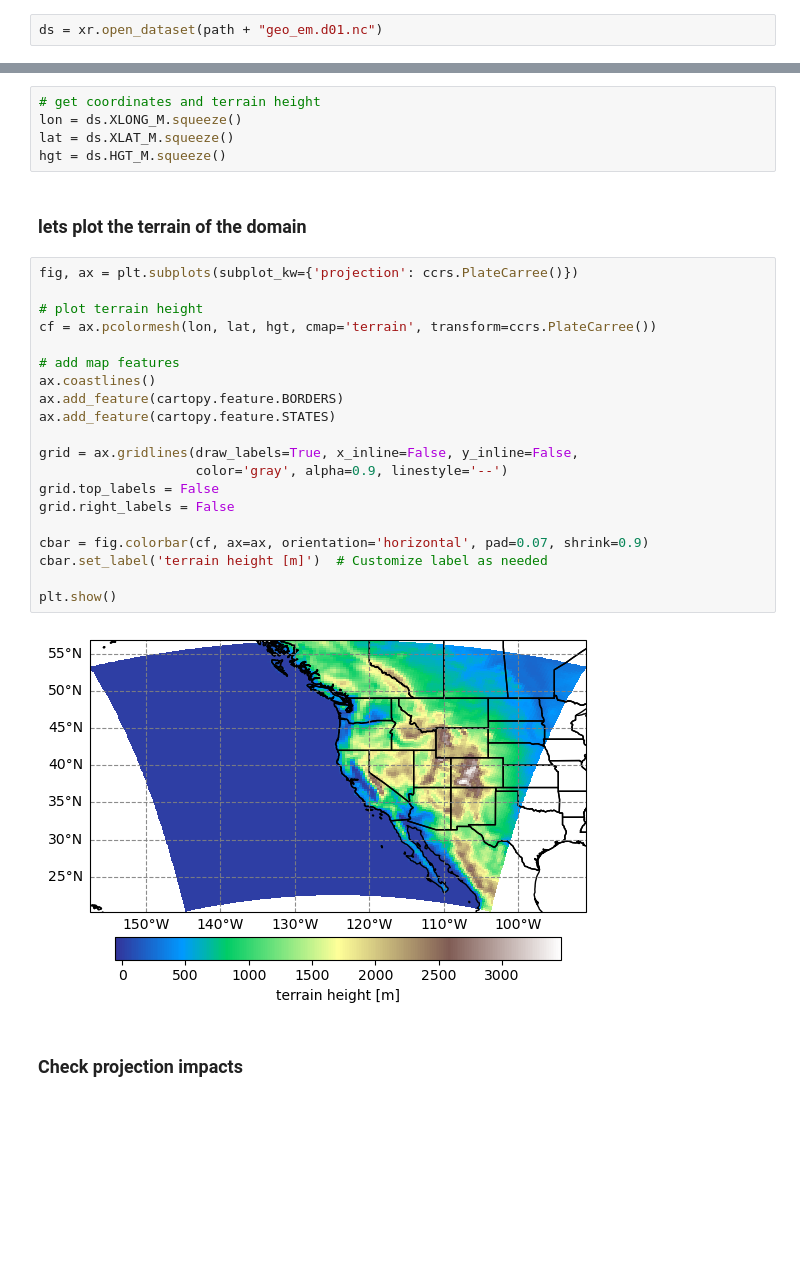
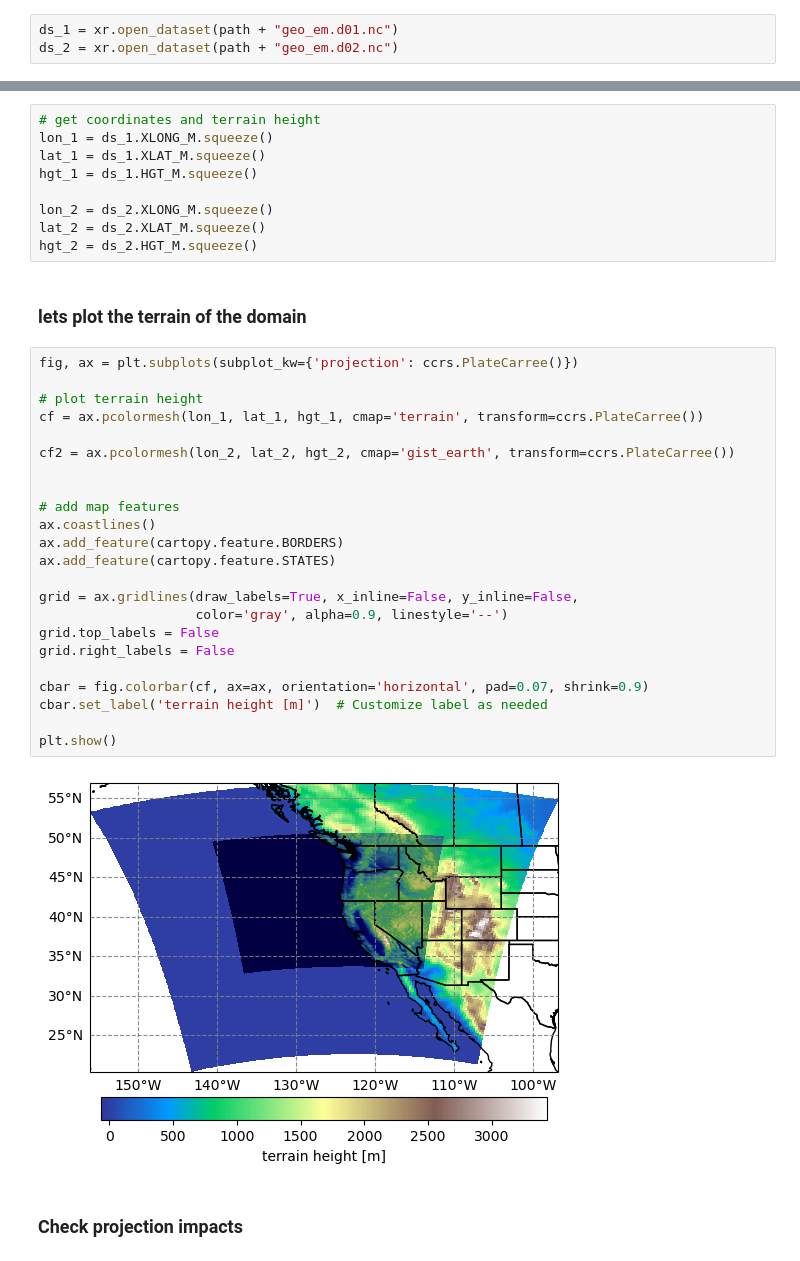
Before and after one commit to jjhenao/laboratory_atm746, a Jupyter notebook: plot_domain_map.ipynb, the cells around one changed output, grey strips where cells are left out. Drawn from its saved outputs; the diff is of its cells as text; blank space fills up the shorter version.

```diff
--- a/plot_domain_map.ipynb
+++ b/plot_domain_map.ipynb
@@ -8,6 +8,7 @@ import pandas as pd
 # %%
 path = '/glade/work/jhenao/atm746/WPS/'
 # %%
-ds = xr.open_dataset(path + "geo_em.d01.nc")
+ds_1 = xr.open_dataset(path + "geo_em.d01.nc")
+ds_2 = xr.open_dataset(path + "geo_em.d02.nc")
 # %%
 # check the dataset info
@@ -46,33 +47,40 @@ Attributes:
     sr_y:         1
 # %%
 # get coordinates and terrain height
-lon = ds.XLONG_M.squeeze()
-lat = ds.XLAT_M.squeeze()
-hgt = ds.HGT_M.squeeze()
+lon_1 = ds_1.XLONG_M.squeeze()
+lat_1 = ds_1.XLAT_M.squeeze()
+hgt_1 = ds_1.HGT_M.squeeze()
+
+lon_2 = ds_2.XLONG_M.squeeze()
+lat_2 = ds_2.XLAT_M.squeeze()
+hgt_2 = ds_2.HGT_M.squeeze()
 # %% [markdown]
 ### lets plot the terrain of the domain
 # %%
 fig, ax = plt.subplots(subplot_kw={'projection': ccrs.PlateCarree()})
 
 # plot terrain height
-cf = ax.pcolormesh(lon, lat, hgt, cmap='terrain', transform=ccrs.PlateCarree())
+cf = ax.pcolormesh(lon_1, lat_1, hgt_1, cmap='terrain', transform=ccrs.PlateCarree())
+
+cf2 = ax.pcolormesh(lon_2, lat_2, hgt_2, cmap='gist_earth', transform=ccrs.PlateCarree())
+
 
 # add map features
 ax.coastlines()
 ax.add_feature(cartopy.feature.BORDERS)
 ax.add_feature(cartopy.feature.STATES)
 
 grid = ax.gridlines(draw_labels=True, x_inline=False, y_inline=False,
                     color='gray', alpha=0.9, linestyle='--')
 grid.top_labels = False
 grid.right_labels = False
 
 cbar = fig.colorbar(cf, ax=ax, orientation='horizontal', pad=0.07, shrink=0.9)
 cbar.set_label('terrain height [m]')  # Customize label as needed
 
 plt.show()
 # %% [output]
-[figure, old version]
+[figure, new version]
 # %% [markdown]
 ### Check projection impacts
 # %% [markdown]
```
Also changed, not shown: parts of 7 cells of this notebook, 11 other files.
